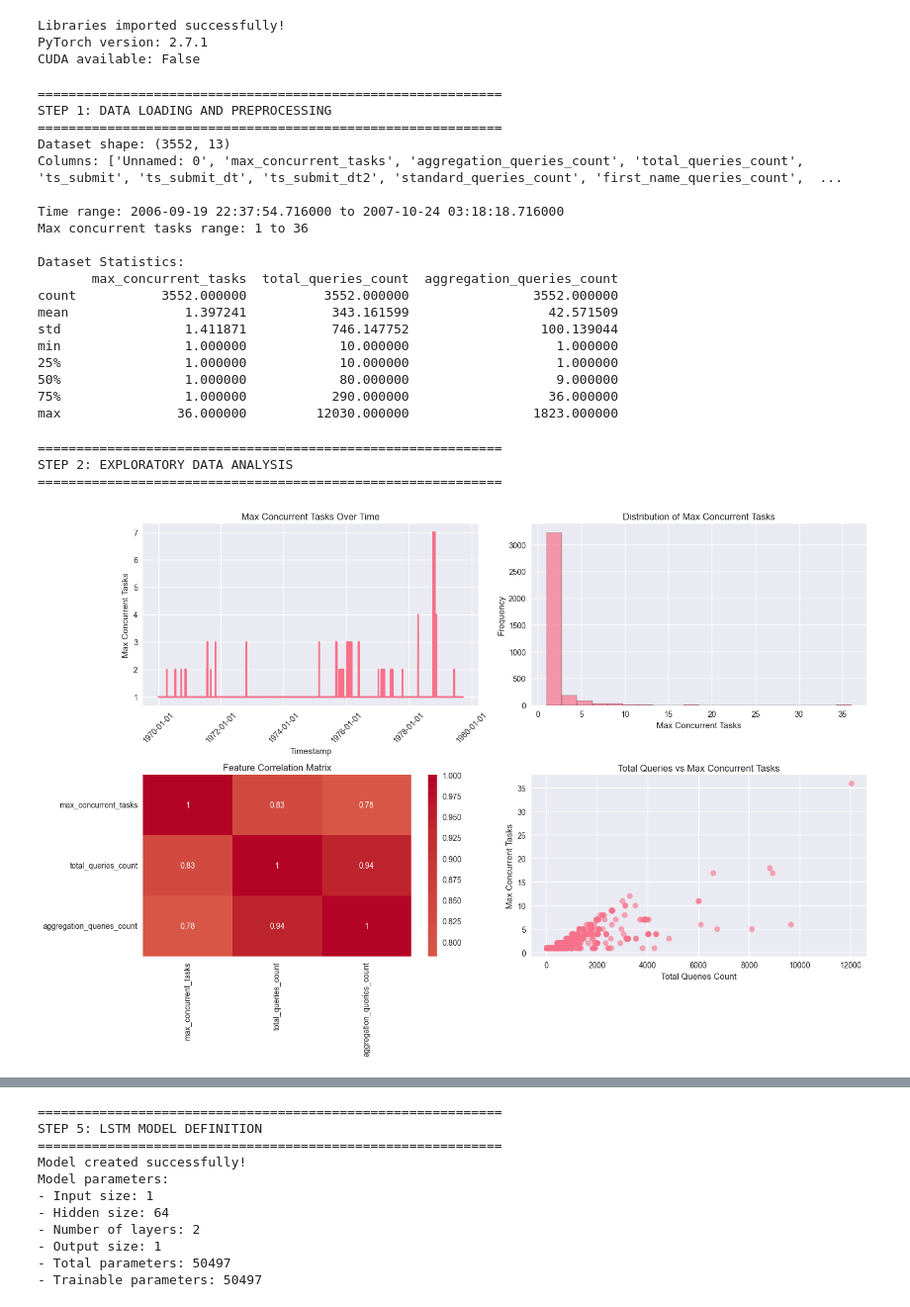
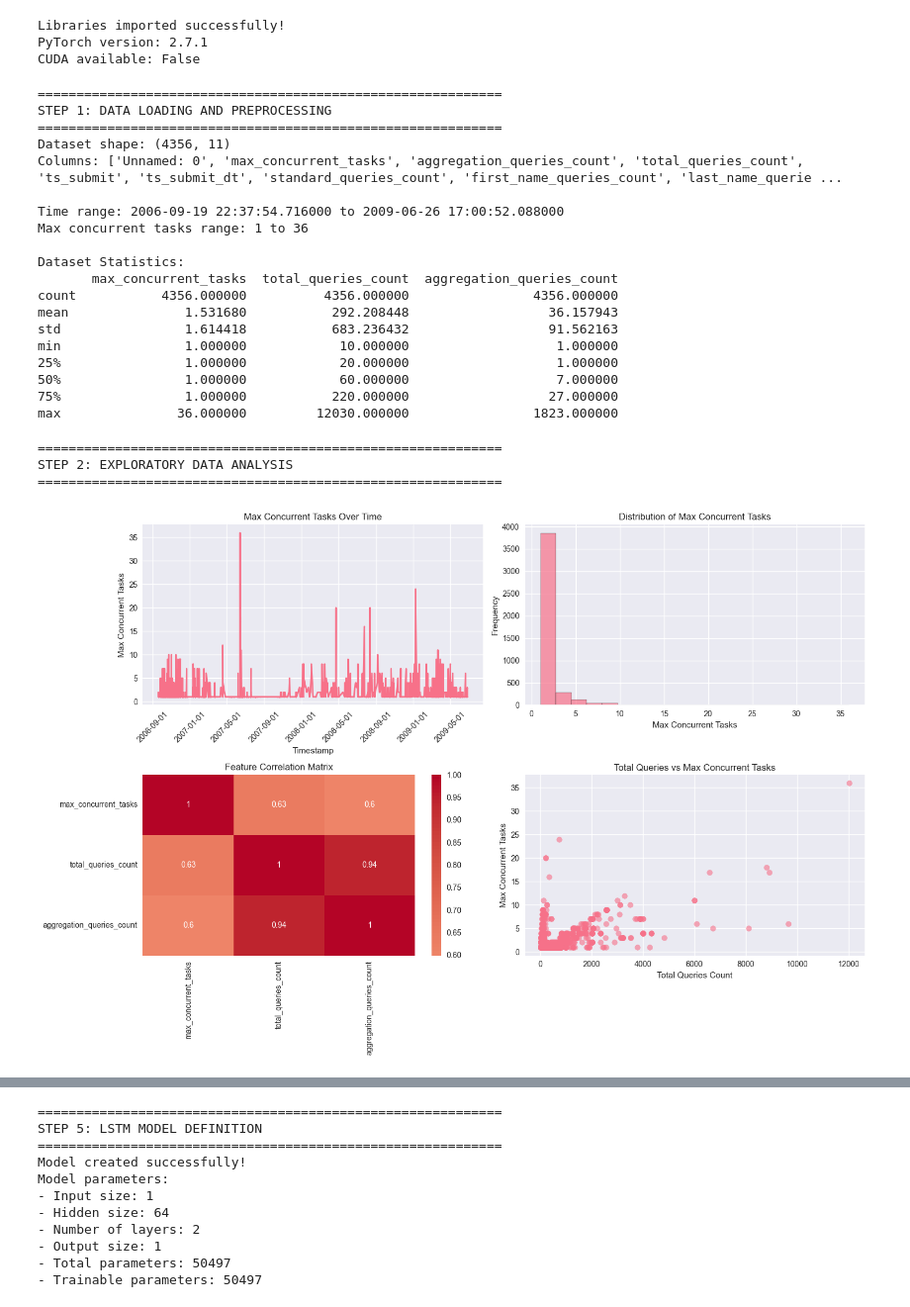
Before and after one commit to simonepascucci/stateful_mongoDB_autoscaler_with_RL, a Jupyter notebook: LSTM_tasks.ipynb, the cells around one changed output, grey strips where cells are left out. Shown: that part at 99% size. Cells and saved outputs as stored; diff of their text form; code cells hidden in the pictures.

```diff
--- a/LSTM_tasks.ipynb
+++ b/LSTM_tasks.ipynb
@@ -36,7 +36,7 @@ print("STEP 1: DATA LOADING AND PREPROCESSING")
 print("="*60)
 
 # Load the dataset
-df = pd.read_csv('./datasets/askalon_ee_trace_processed_with_shards.csv', sep=',')
+df = pd.read_csv('./datasets/combined_trace_processed.csv', sep=',')
 
 print(f"Dataset shape: {df.shape}")
 print(f"Columns: {list(df.columns)}")
@@ -55,21 +55,21 @@ print(df[['max_concurrent_tasks', 'total_queries_count', 'aggregation_queries_co
 ============================================================
 STEP 1: DATA LOADING AND PREPROCESSING
 ============================================================
-Dataset shape: (3552, 13)
-Columns: ['Unnamed: 0', 'max_concurrent_tasks', 'aggregation_queries_count', 'total_queries_count', 'ts_submit', 'ts_submit_dt', 'ts_submit_dt2', 'standard_queries_count', 'first_name_queries_count',  ...
+Dataset shape: (4356, 11)
+Columns: ['Unnamed: 0', 'max_concurrent_tasks', 'aggregation_queries_count', 'total_queries_count', 'ts_submit', 'ts_submit_dt', 'standard_queries_count', 'first_name_queries_count', 'last_name_querie ...
 
-Time range: 2006-09-19 22:37:54.716000 to 2007-10-24 03:18:18.716000
+Time range: 2006-09-19 22:37:54.716000 to 2009-06-26 17:00:52.088000
 Max concurrent tasks range: 1 to 36
 
 Dataset Statistics:
        max_concurrent_tasks  total_queries_count  aggregation_queries_count
-count           3552.000000          3552.000000                3552.000000
-mean               1.397241           343.161599                  42.571509
-std                1.411871           746.147752                 100.139044
+count           4356.000000          4356.000000                4356.000000
+mean               1.531680           292.208448                  36.157943
+std                1.614418           683.236432                  91.562163
 min                1.000000            10.000000                   1.000000
-25%                1.000000            10.000000                   1.000000
-50%                1.000000            80.000000                   9.000000
-75%                1.000000           290.000000                  36.000000
+25%                1.000000            20.000000                   1.000000
+50%                1.000000            60.000000                   7.000000
+75%                1.000000           220.000000                  27.000000
 max               36.000000         12030.000000                1823.000000
 # %%
 print("\n" + "="*60)
@@ -81,41 +81,41 @@ fig, axes = plt.subplots(2, 2, figsize=(15, 10))
 
 # Plot 1: Max concurrent tasks over time
 step = len(df) // 10  # Adjust 10 to the number of ticks you want
-xticks = df['ts_submit_dt2'][::step]
+xticks = df['ts_submit_dt'][::step]
 
-axes[0, 0].plot(df['ts_submit_dt2'], df['estimated_shards'], marker='o', linewidth=2, markersize=1)
+axes[0, 0].plot(df['ts_submit_dt'], df['max_concurrent_tasks'], marker='o', linewidth=2, markersize=1)
 axes[0, 0].set_title('Max Concurrent Tasks Over Time')
 axes[0, 0].set_xlabel('Timestamp')
 axes[0, 0].set_ylabel('Max Concurrent Tasks')
 axes[0, 0].xaxis.set_major_locator(mdates.AutoDateLocator(maxticks=10))
 axes[0, 0].xaxis.set_major_formatter(mdates.DateFormatter('%Y-%m-%d'))
 axes[0, 0].tick_params(axis='x', rotation=45)
 
 
 # Plot 2: Distribution of max concurrent tasks
 axes[0, 1].hist(df['max_concurrent_tasks'], bins=20, alpha=0.7, edgecolor='black')
 axes[0, 1].set_title('Distribution of Max Concurrent Tasks')
 axes[0, 1].set_xlabel('Max Concurrent Tasks')
 axes[0, 1].set_ylabel('Frequency')
 
 # Plot 3: Correlation with other features
 corr_data = df[['max_concurrent_tasks', 'total_queries_count', 'aggregation_queries_count']].corr()
 sns.heatmap(corr_data, annot=True, cmap='coolwarm', center=0, ax=axes[1, 0])
 axes[1, 0].set_title('Feature Correlation Matrix')
 
 # Plot 4: Max concurrent tasks vs total queries
 axes[1, 1].scatter(df['total_queries_count'], df['max_concurrent_tasks'], alpha=0.6)
 axes[1, 1].set_xlabel('Total Queries Count')
 axes[1, 1].set_ylabel('Max Concurrent Tasks')
 axes[1, 1].set_title('Total Queries vs Max Concurrent Tasks')
 
 plt.tight_layout()
 plt.show()
 # %% [output]
 ============================================================
 STEP 2: EXPLORATORY DATA ANALYSIS
 ============================================================
-[figure, old version]
+[figure, new version]
 # %%
 print("\n" + "="*60)
 print("STEP 3: DATA PREPARATION FOR LSTM")
```
Also changed, not shown: parts of 8 cells of this notebook, 12 other files.
